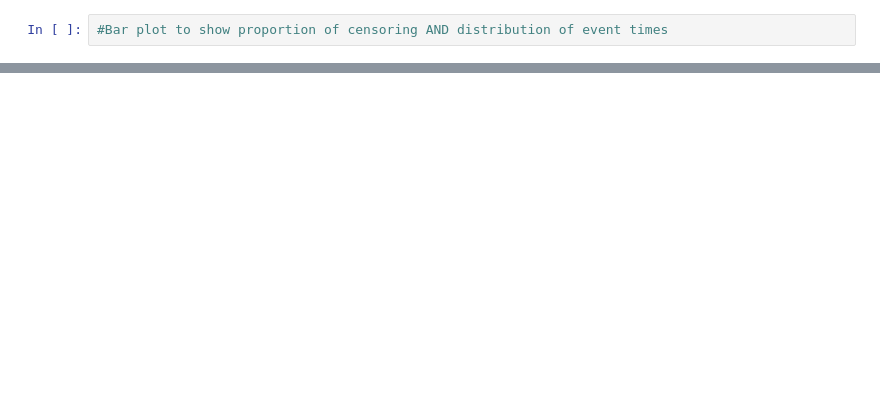
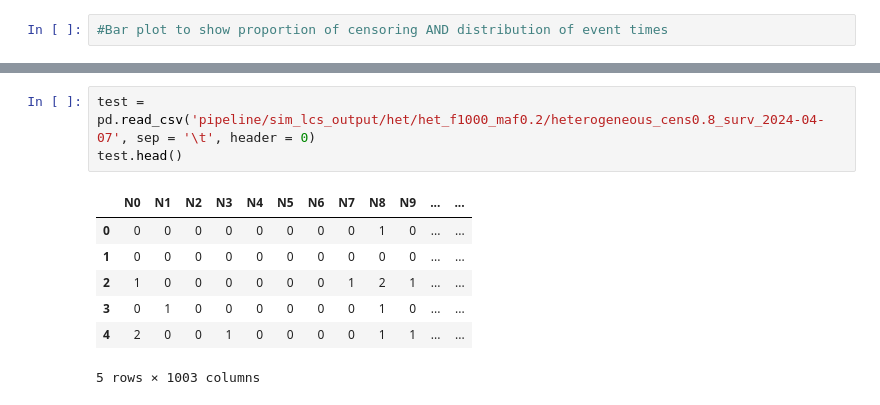
Before and after one commit to UrbsLab/survival-LCS, a Jupyter notebook: Figure_8_GECCO.ipynb, the cells around one changed output, grey strips where cells are left out. Saved outputs shown, nothing was run; the diff lists cells and outputs as text; blank space fills up the shorter version.

```diff
--- a/Figure_8_GECCO.ipynb
+++ b/Figure_8_GECCO.ipynb
@@ -49,0 +45,11 @@ plt.show()
+# %%
+test = pd.read_csv('pipeline/sim_lcs_output/het/het_f1000_maf0.2/heterogeneous_cens0.8_surv_2024-04-07', sep = '\t', header = 0)
+test.head()
+# %% [output]
+|  | N0 | N1 | N2 | N3 | N4 | N5 | N6 | N7 | N8 | N9 | ... | ... |
+| 0 | 0 | 0 | 0 | 0 | 0 | 0 | 0 | 0 | 1 | 0 | ... | ... |
+| 1 | 0 | 0 | 0 | 0 | 0 | 0 | 0 | 0 | 0 | 0 | ... | ... |
+| 2 | 1 | 0 | 0 | 0 | 0 | 0 | 0 | 1 | 2 | 1 | ... | ... |
+| 3 | 0 | 1 | 0 | 0 | 0 | 0 | 0 | 0 | 1 | 0 | ... | ... |
+| 4 | 2 | 0 | 0 | 1 | 0 | 0 | 0 | 0 | 1 | 1 | ... | ... |
+5 rows × 1003 columns
```
Also changed, not shown: parts of 8 cells of this notebook, 10 other files.
